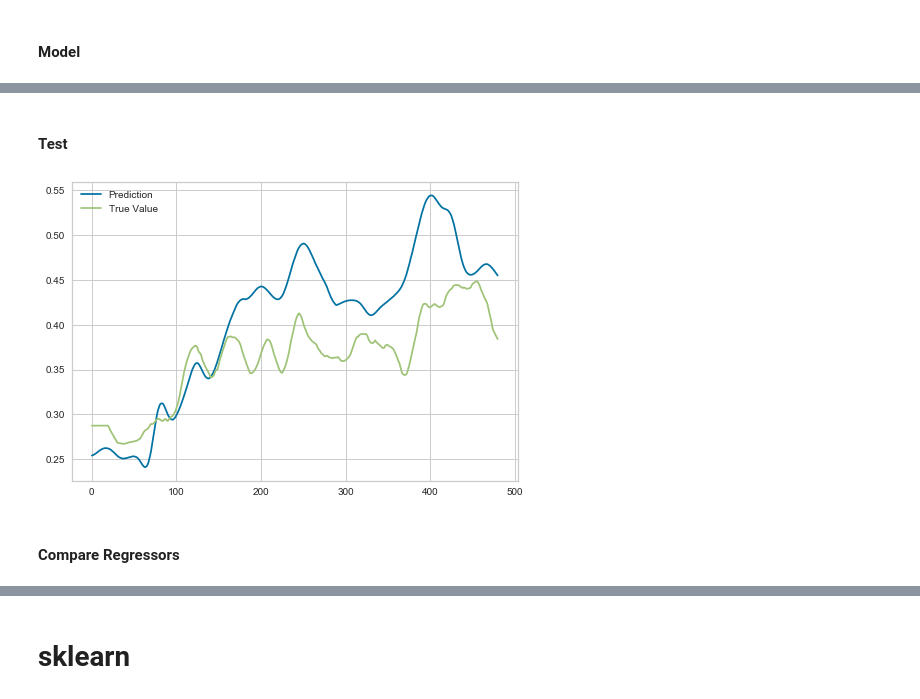
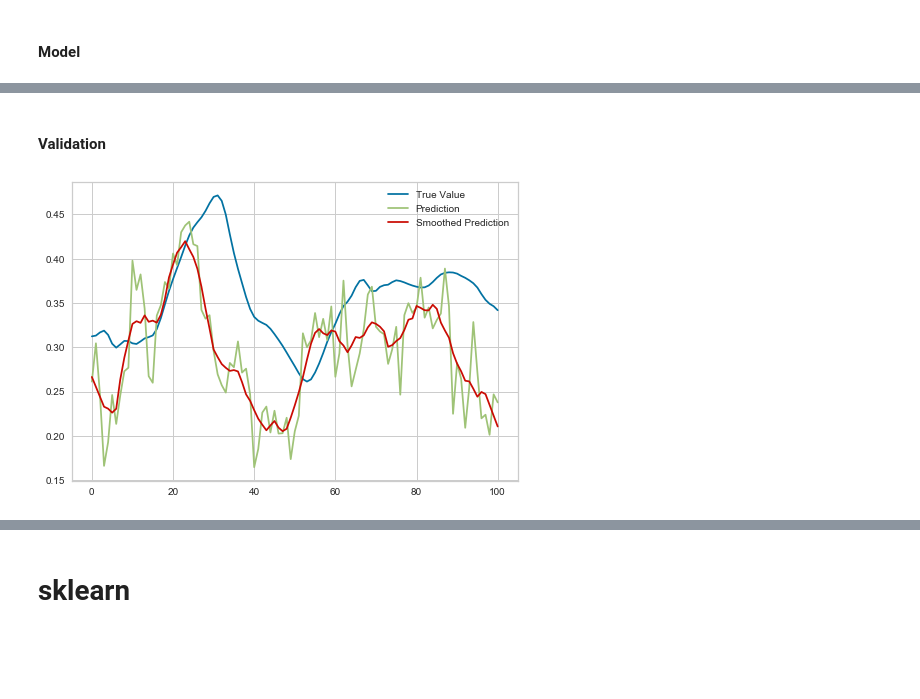
Before and after one commit to negargolestani/kinect_motion_tracking, a Jupyter notebook: regression_ml.ipynb, the cells around one changed output, grey strips where cells are left out. Drawn from its saved outputs; the diff is of its cells as text; code cells hidden in the pictures; blank space fills up the shorter version.

```diff
--- a/regression_ml.ipynb
+++ b/regression_ml.ipynb
@@ -67,2 +60,8 @@ display(data)
+# %%
+data = DATA(
+    dataset_name = 'dataset_02',
+    target = 'distance_1',
+    features = 'rssi'
+)
 # %% [markdown]
 # Regression
@@ -68,0 +70,5 @@ display(data)
+# %%
+win_size = 20
+step = 5
+
+train_data = data.get_data(idxs_list=np.arange(5,30), win_size=win_size, step=step)
@@ -95,10 +104,9 @@ Setup Succesfully Completed!
 # %% [markdown]
 #### Model
 # %%
-model = tune_model('xgboost')
+model = tune_model('gbr')
 # model = create_model('rf')
 
-NRMSE = round(exp_reg[-1][-1][-1].RMSE.Mean / np.mean(data.target) * 100, 2)
-print(NRMSE)
+# print(round(exp_reg[-1][-1][-1].RMSE.Mean / np.mean(exp_reg[-1][2][-1]) * 100, 2))
 # %% [output]
 |  | MAE | MSE | RMSE | R2 | RMSLE | MAPE |
@@ -121,3 +129,0 @@ print(NRMSE)
-# %%
-model = tune_model('xgboost')
-plot_model(model, plot='error')
@@ -126,22 +130,16 @@ plot_model(model, plot='error')
 # %% [markdown]
-#### Test
+#### Validation
 # %%
-data_unseen = get_data( dataset_name, [10], target, features, win_size=win_size, step_size_ratio=1/20 )
-prediction = predict_model(model, data=data_unseen)
-
-window_length = 20
-labels = prediction.Label
-labels = labels.rolling(window_length, axis=0).mean()    # Smoothing
-labels = labels.ffill(axis=0).bfill(axis=0)              # Gap Filling
+test_data = data.get_data( idxs_list=[0], win_size=win_size, step=step)
+prediction = predict_model(model, data=test_data)
+smoothed_pred = signal.savgol_filter( prediction.Label, window_length=7, polyorder=1)
 
 ax = prediction.plot(y='target', legend=False)
-labels.plot(y='Label', ax=ax)
-plt.legend(['Prediction','True Value'])
-# data_unseen.plot(y='rssi_1')
+prediction.plot(y='Label', ax=ax)
+plt.plot(smoothed_pred)
+plt.legend(['True Value', 'Prediction', 'Smoothed Prediction'])
 plt.show()
 # %% [output]
-[figure, old version]
+[figure, new version]
 # %%
 # save_experiment(get_result_file_path('res_00'))
-# %% [markdown]
-#### Compare Regressors
```
Also changed, not shown: parts of 22 cells of this notebook, 5 other files.
